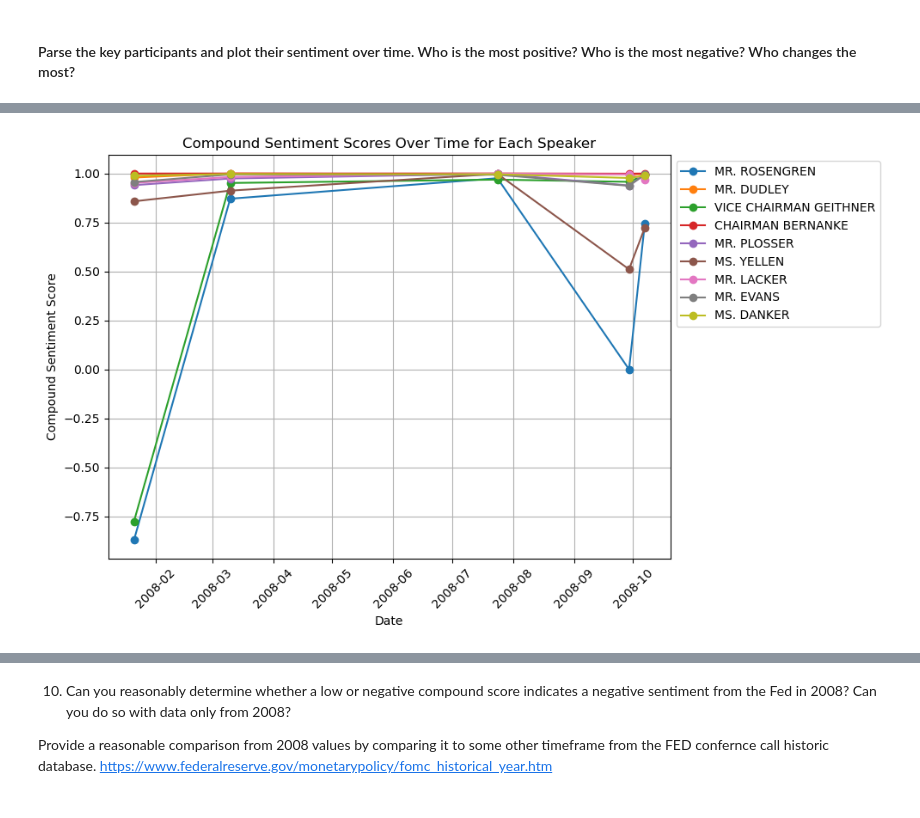
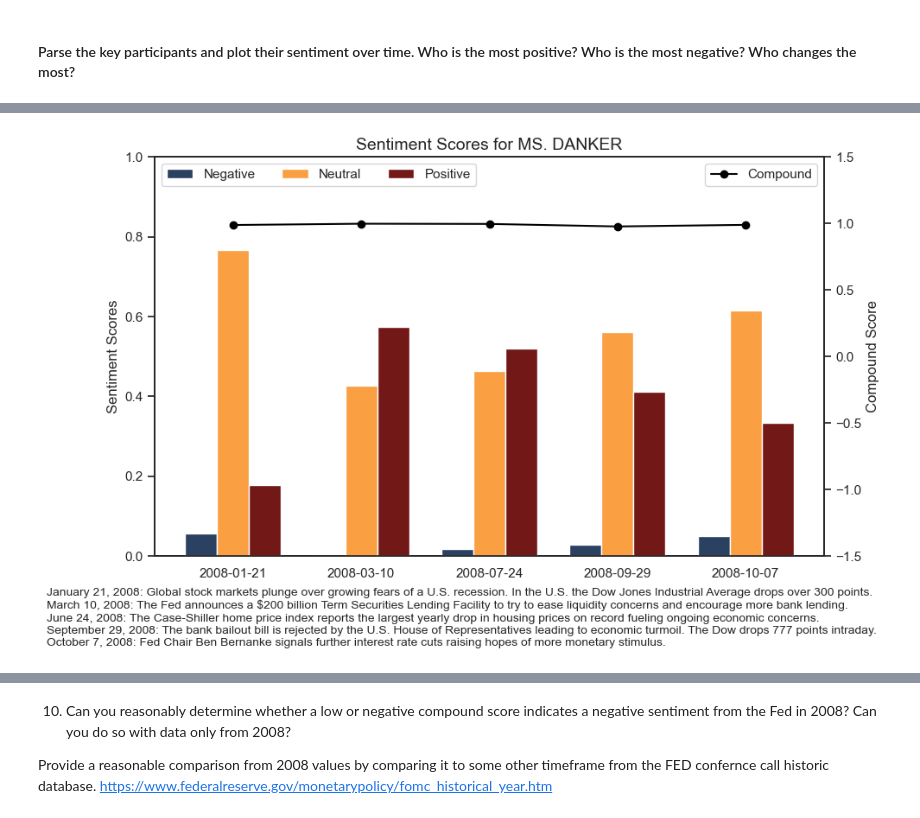
Before and after one commit to shuzhe-zhang/python-global-affairs, a Jupyter notebook: hw5/hw_5_shuzhe_zhang.ipynb, the cells around one changed output, grey strips where cells are left out. Drawn from its saved outputs; the diff is of its cells as text; code cells hidden in the pictures.

```diff
--- a/hw5/hw_5_shuzhe_zhang.ipynb
+++ b/hw5/hw_5_shuzhe_zhang.ipynb
@@ -400,15 +421,16 @@ def analyze_word_frequency_for_files(file_name):
     Outputs:
     - A plot of the top 20 most frequent non-stop words in the file.
     """
-    text, speech_dict = process_pdf(file_name)
+    speaker_set, combined_speeches, speech_dict = process_pdf(file_name)
 
-    words_list = [word.lower() for key in speech_dict for word in key.split()]
-    stopwords_new = stopwords + words_list + ['’', 'thank', file_name[10:12], file_name[11:12]]
+    words_list = [word.lower() for speaker in speaker_set for word in speaker.split()]
+    stopwords_new = stopwords + words_list + ['’', 'thank', 'yes', 'would', 'think', 'markets', 'market']
 
-    tokens = word_tokenize(text)
+    tokens = word_tokenize(combined_speeches)
     text_filtered_list = [word.lower() for word in tokens if word.lower() not in stopwords_new and word not in punctuation]
 
     fdist1 = FreqDist(text_filtered_list)
+    # print(fdist1.most_common(20))
     fdist1.plot(20)
 
 pdf_files = ["FOMC20080121confcall.pdf", "FOMC20080310confcall.pdf",
@@ -523,23 +545,22 @@ for file in pdf_files:
 def analyze_sentiment_for_files(file_name):
     """
     Analyze sentiment for a single PDF file.
+
     Parameters:
     - file_name (str): The name of the PDF file.
+
     Returns:
     - sentiment_scores_dict (dict): A dictionary where keys are speaker names and values are sentiment scores.
     """
     sentiment_scores_dict = {}
 
-    # Process the PDF file to extract speeches
-    text, speech_dict = process_pdf(file_name)
+    speaker_set, combined_speeches, speech_dict = process_pdf(file_name)
     for speaker, speech in speech_dict.items():
         sentences_score = analyzer.polarity_scores(speech)
         sentiment_scores_dict[speaker] = sentences_score
 
     return sentiment_scores_dict
 # %%
-import pandas as pd
-
 pdf_files = ["FOMC20080121confcall.pdf", "FOMC20080310confcall.pdf",
              "FOMC20080724confcall.pdf", "FOMC20080929confcall.pdf",
              "FOMC20081007confcall.pdf"]
@@ -560,9 +581,9 @@ for i, sentiment_scores in enumerate(sentiment_scores_for_files):
 
 df_combined = pd.concat(dfs, ignore_index=True)
 speaker_counts = df_combined['Speaker'].value_counts()
-filtered_speakers = speaker_counts[speaker_counts == 5]
+filtered_speakers = speaker_counts[speaker_counts == 5].index
+filtered_df = df_combined[df_combined['Speaker'].isin(filtered_speakers)]
 
-filtered_df = df_combined[df_combined['Speaker'].isin(filtered_speakers.index)]
 print(filtered_df)
 # %% [output]
                    Speaker    neg    neu    pos  compound       Date
@@ -585,32 +606,50 @@ print(filtered_df)
 # %%
 import matplotlib.pyplot as plt
+import seaborn as sns
+import numpy as np
 
-data = filtered_df
+sns.set_theme(style="white")
 
-# Plot compound sentiment scores over time for each speaker
-plt.figure(figsize=(10, 6))
-speakers = data['Speaker'].unique()  # Get unique speakers
+def plot_speaker(input_data):
+    unique_speakers = input_data['Speaker'].unique()
 
-for speaker in speakers:
-    # Filter data for the current speaker
-    speaker_data = data[data['Speaker'] == speaker]
+    for speaker in unique_speakers:
+        df = input_data[input_data['Speaker'] == speaker].set_index('Date')
+        fig, ax1 = plt.subplots(figsize=(10, 6))
 
-    # Plot compound sentiment scores
-    plt.plot(speaker_data['Date'], speaker_data['compound'], marker='o', label=speaker)
+        x = np.arange(len(df))
+        width = 0.25
 
-# Customize plot
-plt.title('Compound Sentiment Scores Over Time for Each Speaker')
-plt.xlabel('Date')
-plt.ylabel('Compound Sentiment Score')
-plt.grid(True)  # Enable grid for better readability
-plt.xticks(rotation=45)
-plt.legend(loc='upper left', bbox_to_anchor=(1, 1))  # Adjust legend
-plt.tight_layout()  # Adjust layout to not cut off labels
+        ax1.bar(x - width, df['neg'], width, label='Negative', color='#2b4162', zorder=3)
+        ax1.bar(x, df['neu'], width, label='Neutral', color='#fa9f42', zorder=3)
+        ax1.bar(x + width, df['pos'], width, label='Positive', color='#721817', zorder=3)
 
-# Create a custom legend
-plt.legend(labels=speakers, loc='upper left', bbox_to_anchor=(1, 1), ncol=len(top_speakers)//6)
+        ax1.set_ylabel('Sentiment Scores', fontsize=12)
+        ax1.set_xticks(x)
+        ax1.set_xticklabels(df.index.strftime('%Y-%m-%d'))
+        ax1.legend(loc='upper left', ncols=3)
+        ax1.set_ylim(0, 1)
 
-# Show plot
-plt.show()
+        ax2 = ax1.twinx()
+        ax2.plot(x, df['compound'], label='Compound', color='black', marker='o', linestyle='-', zorder=1)
+        ax2.set_ylabel('Compound Score', fontsize=12)
+        ax2.legend(loc='upper right', ncols=3)
+        ax2.set_ylim(-1.5, 1.5)
+
+        ax1.set_title('Sentiment Scores for ' + speaker, fontsize=14)
+
+        caption = (
+        "January 21, 2008: Global stock markets plunge over growing fears of a U.S. recession. In the U.S. the Dow Jones Industrial Average drops over 300 points. \n"
+        "March 10, 2008: The Fed announces a $200 billion Term Securities Lending Facility to try to ease liquidity concerns and encourage more bank lending. \n"
+        "June 24, 2008: The Case-Shiller home price index reports the largest yearly drop in housing prices on record fueling ongoing economic concerns. \n"
+        "September 29, 2008: The bank bailout bill is rejected by the U.S. House of Representatives leading to economic turmoil. The Dow drops 777 points intraday. \n"
+        "October 7, 2008: Fed Chair Ben Bernanke signals further interest rate cuts raising hopes of more monetary stimulus."
+        )
+
+        fig.text(0, 0.05, caption, ha='left', va='top', fontsize=10, wrap=True)
+
+        plt.show()
+
+plot_speaker(filtered_df)
 # %% [output]
-[figure, old version]
+[figure, new version]
```
Also changed, not shown: parts of 27 cells of this notebook, 1 other file.
